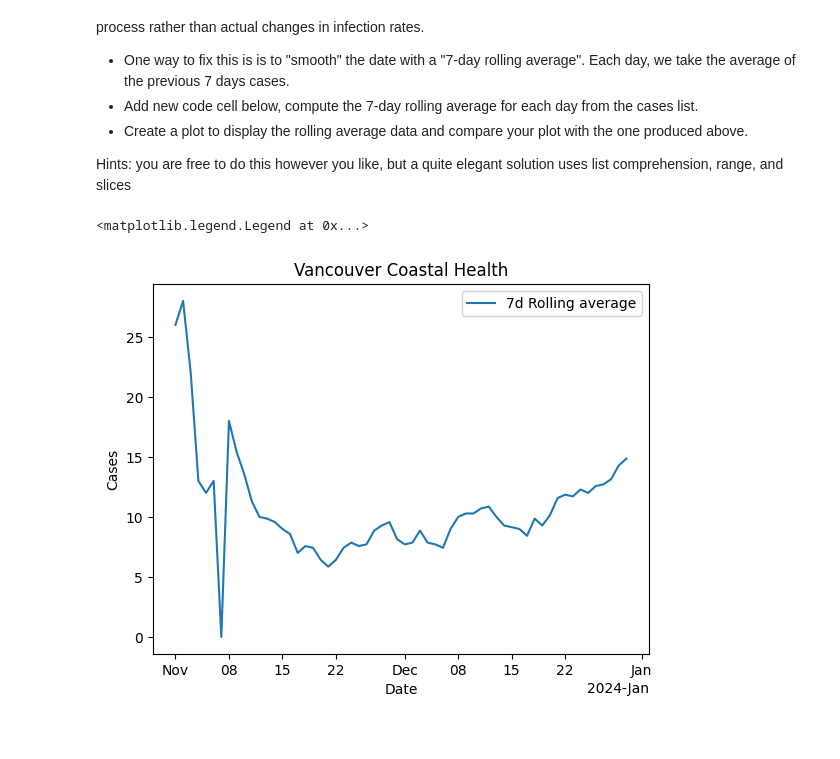
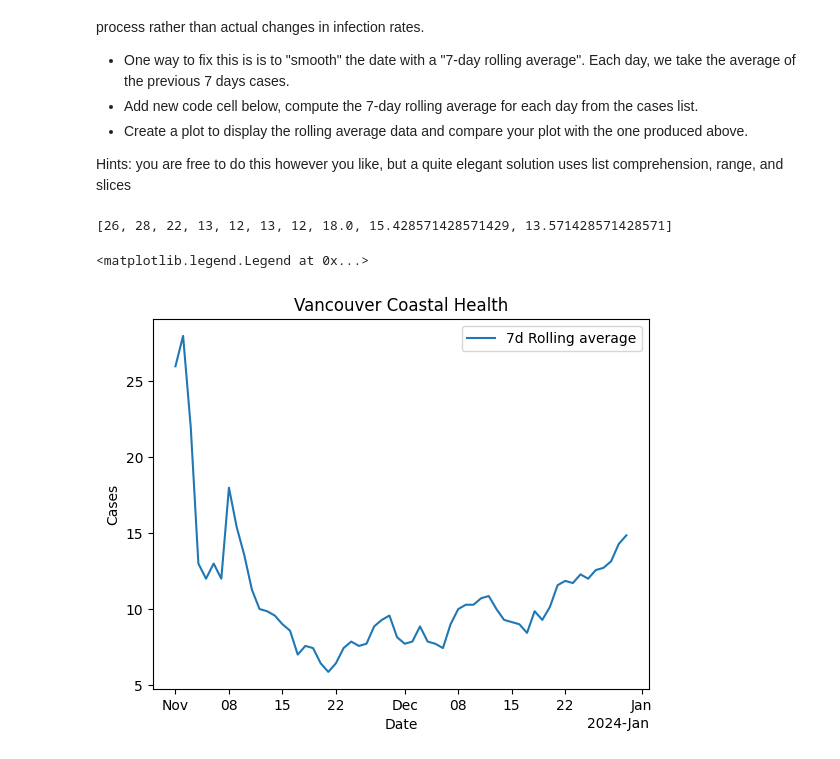
Before and after one commit to zhdavidlu/cap-comp215, a Jupyter notebook: labs/lab01-intro.ipynb, the cells around one changed output. Cells and saved outputs as stored; diff of their text form; code cells hidden in the pictures.

```diff
--- a/labs/lab01-intro.ipynb
+++ b/labs/lab01-intro.ipynb
@@ -228,31 +230,32 @@ Each day, we take the average of the previous 7 days cases.
  Hints: you are free to do this however you like, but a quite elegant solution uses list comprehension, range, and slices
 # %%
 # Ex. 3 (challenge) your code here
-
-# Problem with this idea: first 7 days not smoothed
 
 avg_cases = [0] * len(n_cases)
 
 for i in range(len(n_cases)):
 
-  if i < 6:
+  if i < 7:
 
     avg_cases[i] = n_cases[i]
 
   else:
 
     avg_cases[i] = sum(n_cases[i-7:i])/7
+
+print(avg_cases[:10])
 
 _, ax = plt.subplots()
 
 locator = mdates.AutoDateLocator()
 formatter = mdates.ConciseDateFormatter(locator)
 ax.xaxis.set_major_locator(locator)
 ax.xaxis.set_major_formatter(formatter)
 
 ax.plot(dates, avg_cases, label = '7d Rolling average')
 ax.set(title = f'{hr_name}', xlabel = "Date", ylabel = "Cases")
 ax.legend()
 # %% [output]
-<matplotlib.legend.Legend at 0x...>
+[26, 28, 22, 13, 12, 13, 12, 18.0, 15.428571428571429, 13.571428571428571]
+<matplotlib.legend.Legend at 0x...>
-[figure, old version]
+[figure, new version]
```
Also changed, not shown: parts of 1 cell of this notebook.
